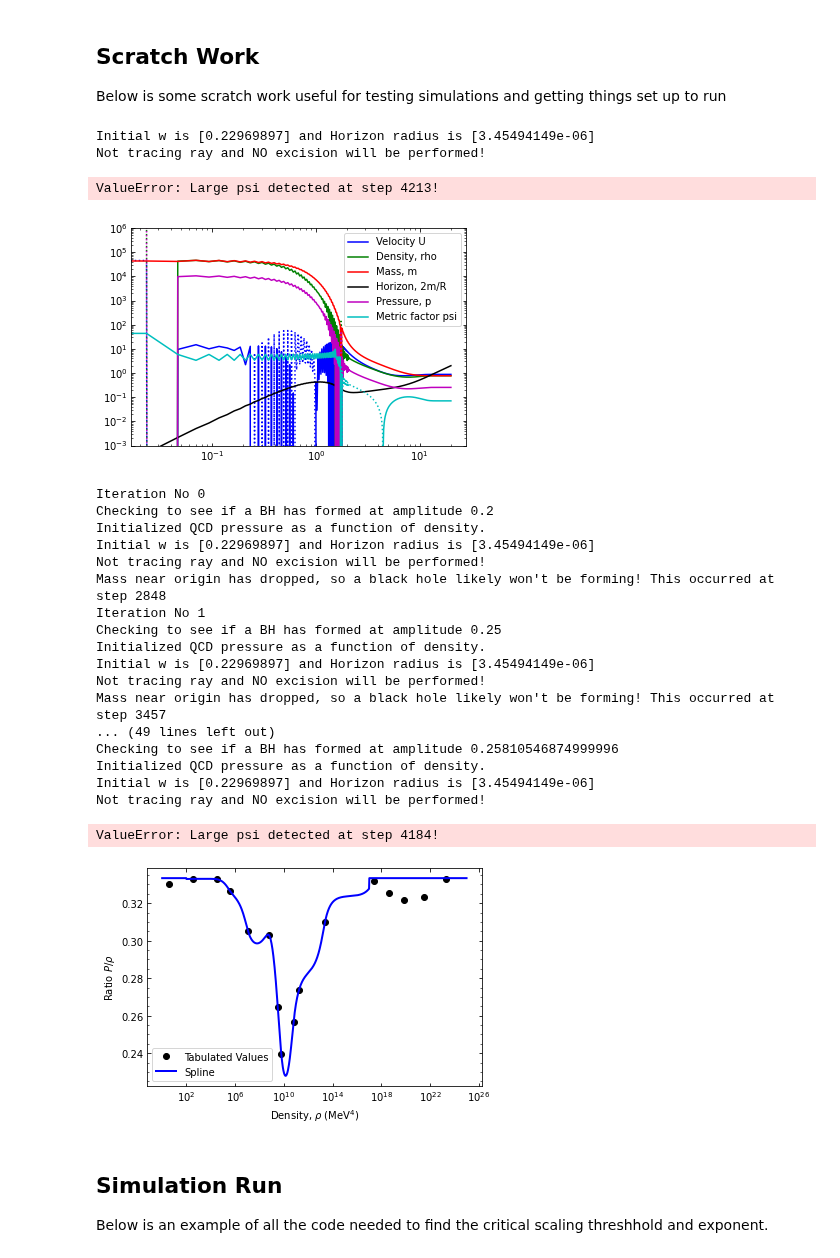
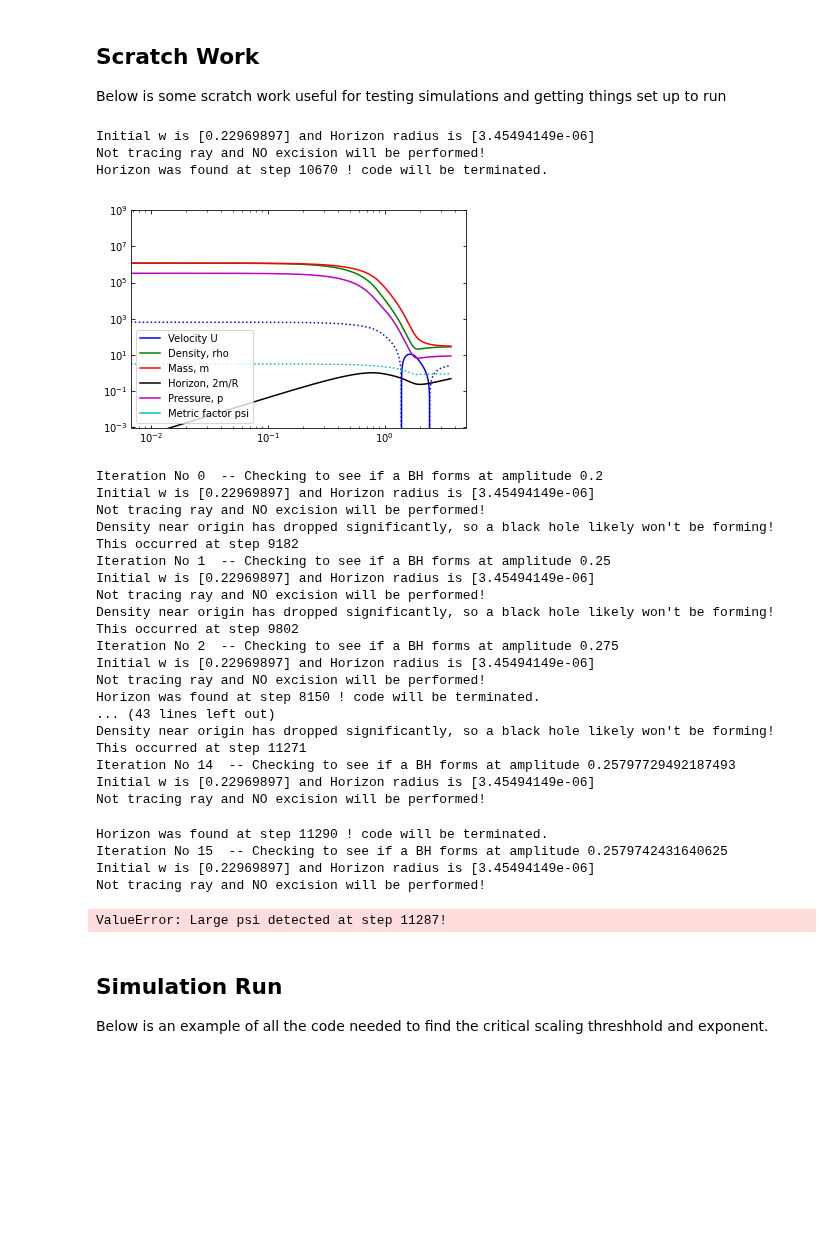
Before and after one commit to jbmertens/criticalcollapse, a Jupyter notebook: Critical_scaling.ipynb, the cells around one changed output. Saved outputs shown, nothing was run; the diff lists cells and outputs as text; code cells hidden in the pictures; blank space fills up the shorter version.

```diff
--- a/Critical_scaling.ipynb
+++ b/Critical_scaling.ipynb
@@ -193,47 +211,44 @@ Below is some scratch work useful for testing simulations and getting things set
 # %%
 # Reload MS module and try a run
 reload(ms_hm.QCD_EOS)
 from ms_hm.QCD_EOS import *
 reload(ms_hm.MS)
 from ms_hm.MS import *
 rho0 = 1.0e10 # initial density value in MeV^4, should just be w=1/3 here.
-amp = 0.2580078125
+amp = 0.25804443359375
 
-ms = MS(Abar, rho0, amp, trace_ray=False, BH_threshold=-999)
-ms.run_steps(20000)
+ms = MS(Abar, rho0, amp, trace_ray=False, BH_threshold=-999, sm_sigma=2.0)
+ms.run_steps(200000)
+ms.plot_fields(True)
 # %% [output]
 Initial w is [0.22969897] and Horizon radius is [3.45494149e-06]
 Not tracing ray and NO excision will be performed!
+Horizon was found at step 10670 ! code will be terminated.
-ValueError: Large psi detected at step 4213!
+[figure, added]
-# %%
-ms.plot_fields(True)
-# %% [output]
-[figure, removed]
 # %%
 rho0 = 1.0e10 # initial density value in MeV^4
-find_crit(Abar, rho0, 0.1, 0.3)
+find_crit(Abar, rho0, 0.10, 0.30)
 # %% [output]
-Iteration No 0
-Checking to see if a BH has formed at amplitude 0.2
-Initialized QCD pressure as a function of density.
+Iteration No 0  -- Checking to see if a BH forms at amplitude 0.2
 Initial w is [0.22969897] and Horizon radius is [3.45494149e-06]
 Not tracing ray and NO excision will be performed!
-Mass near origin has dropped, so a black hole likely won't be forming! This occurred at step 2848
-Iteration No 1
-Checking to see if a BH has formed at amplitude 0.25
-Initialized QCD pressure as a function of density.
+Density near origin has dropped significantly, so a black hole likely won't be forming! This occurred at step 9182
+Iteration No 1  -- Checking to see if a BH forms at amplitude 0.25
 Initial w is [0.22969897] and Horizon radius is [3.45494149e-06]
 Not tracing ray and NO excision will be performed!
-Mass near origin has dropped, so a black hole likely won't be forming! This occurred at step 3457
-... (49 lines left out)
-Checking to see if a BH has formed at amplitude 0.25810546874999996
-Initialized QCD pressure as a function of density.
+Density near origin has dropped significantly, so a black hole likely won't be forming! This occurred at step 9802
+Iteration No 2  -- Checking to see if a BH forms at amplitude 0.275
 Initial w is [0.22969897] and Horizon radius is [3.45494149e-06]
 Not tracing ray and NO excision will be performed!
+Horizon was found at step 8150 ! code will be terminated.
+... (43 lines left out)
+Density near origin has dropped significantly, so a black hole likely won't be forming! This occurred at step 11271
+Iteration No 14  -- Checking to see if a BH forms at amplitude 0.25797729492187493
+Initial w is [0.22969897] and Horizon radius is [3.45494149e-06]
+Not tracing ray and NO excision will be performed!
-ValueError: Large psi detected at step 4184!
+Horizon was found at step 11290 ! code will be terminated.
+Iteration No 15  -- Checking to see if a BH forms at amplitude 0.2579742431640625
+Initial w is [0.22969897] and Horizon radius is [3.45494149e-06]
+Not tracing ray and NO excision will be performed!
+ValueError: Large psi detected at step 11287!
-# %%
-qcd = QCD_EOS()
-qcd.P_plot()
-# %% [output]
-[figure, removed]
 # %%
```
Also changed, not shown: parts of 10 cells of this notebook, 3 other files.
